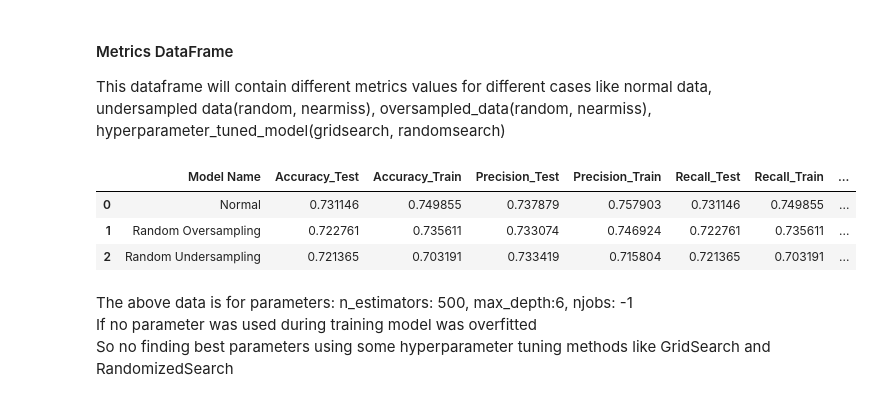
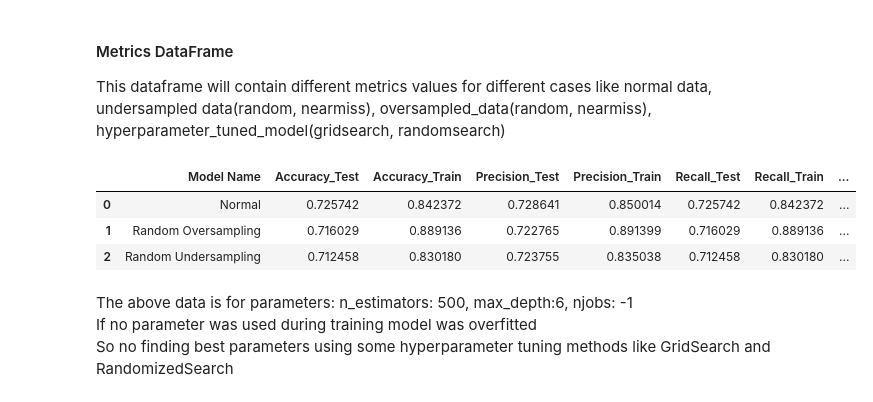
Before and after one commit to JuJu2181/earthquake-damage-predictor, a Jupyter notebook: Codes/earthquake_damage_prediction2.ipynb, the cells around one changed output. Saved outputs shown, nothing was run; the diff lists cells and outputs as text; code cells hidden in the pictures.

```diff
--- a/Codes/earthquake_damage_prediction2.ipynb
+++ b/Codes/earthquake_damage_prediction2.ipynb
@@ -448,3 +473,10 @@ Feature Scaling helped to reduce computational time when training the models and
+# %%
+X_train_normal_pca = pd.DataFrame(X_train_normal_pca)
+X_test_normal_pca = pd.DataFrame(X_test_normal_pca)
+X_train_ros_pca = pd.DataFrame(X_train_ros_pca)
+X_test_ros_pca = pd.DataFrame(X_test_ros_pca)
+X_train_rus_pca = pd.DataFrame(X_train_rus_pca)
+X_test_rus_pca = pd.DataFrame(X_test_rus_pca)
 # %% [markdown]
 ### Model Training
 From previous model training we found that Random Forest model gave maximum performance so now we are only evaluating and optimizing the random forest model by oversampling, undersampling and then hyperparameter tuning
@@ -479,7 +512,8 @@ RandomForestClassifier(max_depth=30, min_samples_leaf=5, min_samples_split=5,
                        n_estimators=150, random_state=42)
 # %%
 forest2 = RandomForestClassifier(n_estimators=150,min_samples_split=5,min_samples_leaf=5,max_depth=30,random_state=RANDOM_STATE)
-forest2.fit(X_train_ros1,y_train_ros)
+# forest2.fit(X_train_ros1,y_train_ros)
+forest2.fit(X_train_ros_pca,y_train_ros)
 # %% [output]
 RandomForestClassifier(max_depth=30, min_samples_leaf=5, min_samples_split=5,
                        n_estimators=150, random_state=42)
@@ -490,7 +524,8 @@ RandomForestClassifier(max_depth=30, min_samples_leaf=5, min_samples_split=5,
 RandomForestClassifier()
 # %%
 forest4 = RandomForestClassifier(n_estimators=150,min_samples_split=5,min_samples_leaf=5,max_depth=30,random_state=RANDOM_STATE)
-forest4.fit(X_train_rus1,y_train_rus)
+# forest4.fit(X_train_rus1,y_train_rus)
+forest4.fit(X_train_rus_pca,y_train_rus)
 # %% [output]
 RandomForestClassifier(max_depth=30, min_samples_leaf=5, min_samples_split=5,
                        n_estimators=150, random_state=42)
@@ -839,6 +880,17 @@ accuracy_test_ros, accuracy_train_ros, precision_test_ros, precision_train_ros,
 accuracy_test_rus, accuracy_train_rus, precision_test_rus, precision_train_rus, recall_test_rus, recall_train_rus, f1score_test_rus, f1score_train_rus = model_parameters(forest4, X_train_rus1, X_test_rus1, y_train_rus, y_test)
 # Nearmiss Undersampling
 # accuracy_test_nearmiss, accuracy_train_nearmiss, precision_test_nearmiss, precision_train_nearmiss, recall_test_nearmiss, recall_train_nearmiss, f1score_test_nearmiss, f1score_train_nearmiss = model_parameters(forest5, X_train_nearmiss1, X_test_nearmiss1, y_train_nearmiss, y_test)
+# %%
+# Normal
+accuracy_test_normal, accuracy_train_normal, precision_test_normal, precision_train_normal, recall_test_normal, recall_train_normal, f1score_test_normal, f1score_train_normal = model_parameters(forest1, X_train_normal_pca, X_test_normal_pca, y_train, y_test)
+# Random Oversampling
+accuracy_test_ros, accuracy_train_ros, precision_test_ros, precision_train_ros, recall_test_ros, recall_train_ros, f1score_test_ros, f1score_train_ros = model_parameters(forest2, X_train_ros_pca, X_test_ros_pca, y_train_ros, y_test)
+# SMOTE Oversampling
+# accuracy_test_smote, accuracy_train_smote, precision_test_smote, precision_train_smote, recall_test_smote, recall_train_smote, f1score_test_smote, f1score_train_smote = model_parameters(forest3, X_train_smote1, X_test_smote1, y_train_smote, y_test)
+# Random Undersampling
+accuracy_test_rus, accuracy_train_rus, precision_test_rus, precision_train_rus, recall_test_rus, recall_train_rus, f1score_test_rus, f1score_train_rus = model_parameters(forest4, X_train_rus_pca, X_test_rus_pca, y_train_rus, y_test)
+# Nearmiss Undersampling
+# accuracy_test_nearmiss, accuracy_train_nearmiss, precision_test_nearmiss, precision_train_nearmiss, recall_test_nearmiss, recall_train_nearmiss, f1score_test_nearmiss, f1score_train_nearmiss = model_parameters(forest5, X_train_nearmiss1, X_test_nearmiss1, y_train_nearmiss, y_test)
 # %%
 # Creating df
 metrics_df['Model Name'] = ['Normal', 'Random Oversampling', 'SMOTE Oversampling', 'Random Undersampling', 'Near Miss Undersampling']
@@ -862,13 +914,13 @@ metrics_df['Recall_Train'] = [recall_train_normal, recall_train_ros ,recall_trai
 metrics_df['F1_Score_Test'] = [f1score_test_normal, f1score_test_ros ,f1score_test_rus]
 metrics_df['F1_Score_Train'] = [f1score_train_normal, f1score_train_ros, f1score_train_rus]
 # %%
-metrics_df.to_csv('sampling_methods_net_floor_height.csv')
+metrics_df.to_csv('sampling_methods_net_floor_height_pca.csv')
 metrics_df.head()
 # %% [output]
 |  | Model Name | Accuracy_Test | Accuracy_Train | Precision_Test | Precision_Train | Recall_Test | Recall_Train | ... |
-| 0 | Normal | 0.731146 | 0.749855 | 0.737879 | 0.757903 | 0.731146 | 0.749855 | ... |
-| 1 | Random Oversampling | 0.722761 | 0.735611 | 0.733074 | 0.746924 | 0.722761 | 0.735611 | ... |
-| 2 | Random Undersampling | 0.721365 | 0.703191 | 0.733419 | 0.715804 | 0.721365 | 0.703191 | ... |
+| 0 | Normal | 0.725742 | 0.842372 | 0.728641 | 0.850014 | 0.725742 | 0.842372 | ... |
+| 1 | Random Oversampling | 0.716029 | 0.889136 | 0.722765 | 0.891399 | 0.716029 | 0.889136 | ... |
+| 2 | Random Undersampling | 0.712458 | 0.830180 | 0.723755 | 0.835038 | 0.712458 | 0.830180 | ... |
 # %% [markdown]
 The above data is for parameters: n_estimators: 500, max_depth:6, njobs: -1
 If no parameter was used during training model was overfitted
```
Also changed, not shown: parts of 12 cells of this notebook, 17 other files.
